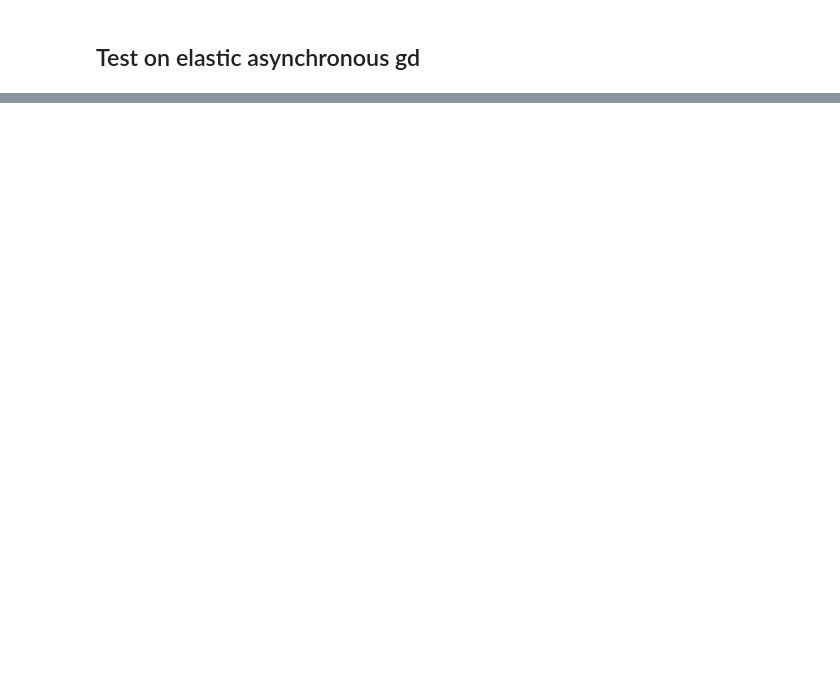
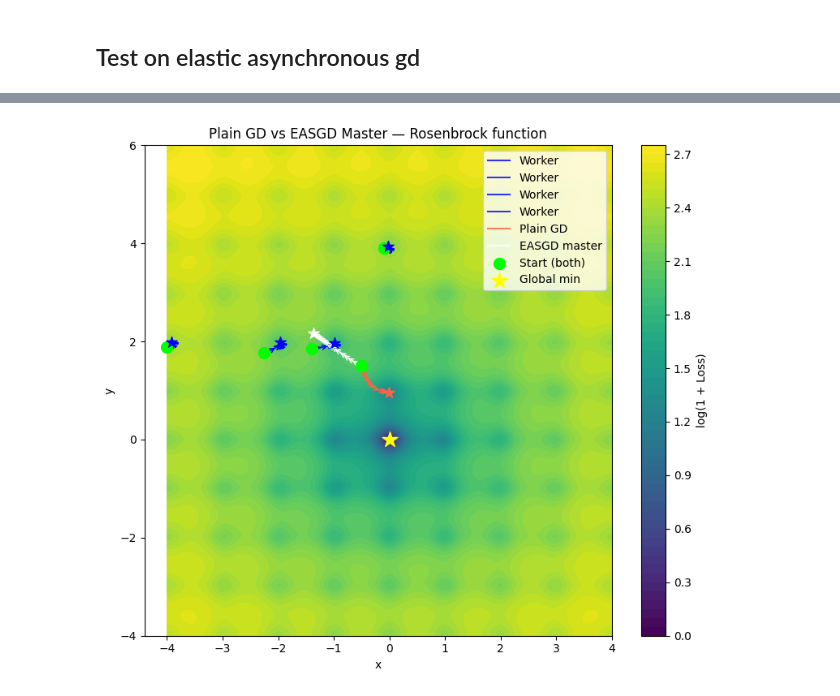
Before and after one commit to marziof/OML-project, a Jupyter notebook: Lea_jupyter.ipynb, the cells around one changed output, grey strips where cells are left out. Drawn from its saved outputs; the diff is of its cells as text; code cells hidden in the pictures; blank space fills up the shorter version.

```diff
--- a/Lea_jupyter.ipynb
+++ b/Lea_jupyter.ipynb
@@ -144,0 +213,39 @@ Plain GD final loss: 62.481080
+# %%
+def ackley_fn(theta):
+    x, y = theta
+    return (-20 * np.exp(-0.2 * np.sqrt(0.5*(x**2 + y**2)))
+            - np.exp(0.5*(np.cos(2*np.pi*x) + np.cos(2*np.pi*y)))
+            + np.e + 20)
+
+def ackley_gd(theta):
+    x, y = theta
+    r = np.sqrt(0.5*(x**2 + y**2))
+    exp1 = np.exp(-0.2 * r)
+    exp2 = np.exp(0.5*(np.cos(2*np.pi*x) + np.cos(2*np.pi*y)))
+
+    dfdx = (20 * exp1 * 0.2 * (0.5*x/r if r > 1e-10 else 0)
+            + exp2 * np.pi * np.sin(2*np.pi*x))
+    dfdy = (20 * exp1 * 0.2 * (0.5*y/r if r > 1e-10 else 0)
+            + exp2 * np.pi * np.sin(2*np.pi*y))
+    return np.clip(np.array([dfdx, dfdy]), -10.0, 10.0)
+# %%
+
+_, master_trajectory, worker_trajectories = easgd(
+    ackley_gd,
+    num_workers=4,
+    eta=0.0001,
+    rho=1.0,
+    num_epochs=3000
+)
+_, gd_trajectory = plain_gd(ackley_gd, eta=0.0001, num_epochs=2000)
+
+plot_trajectories(
+    ackley_fn,
+    master_trajectory,
+    gd_trajectory,
+    worker_trajectories,
+    minimum=[0, 0],   # one of the 4 actual minima
+    r=4.0             # wider range to see all 4 minima
+)
+# %% [output]
+[figure, added]
```
Also changed, not shown: parts of 10 cells of this notebook.
